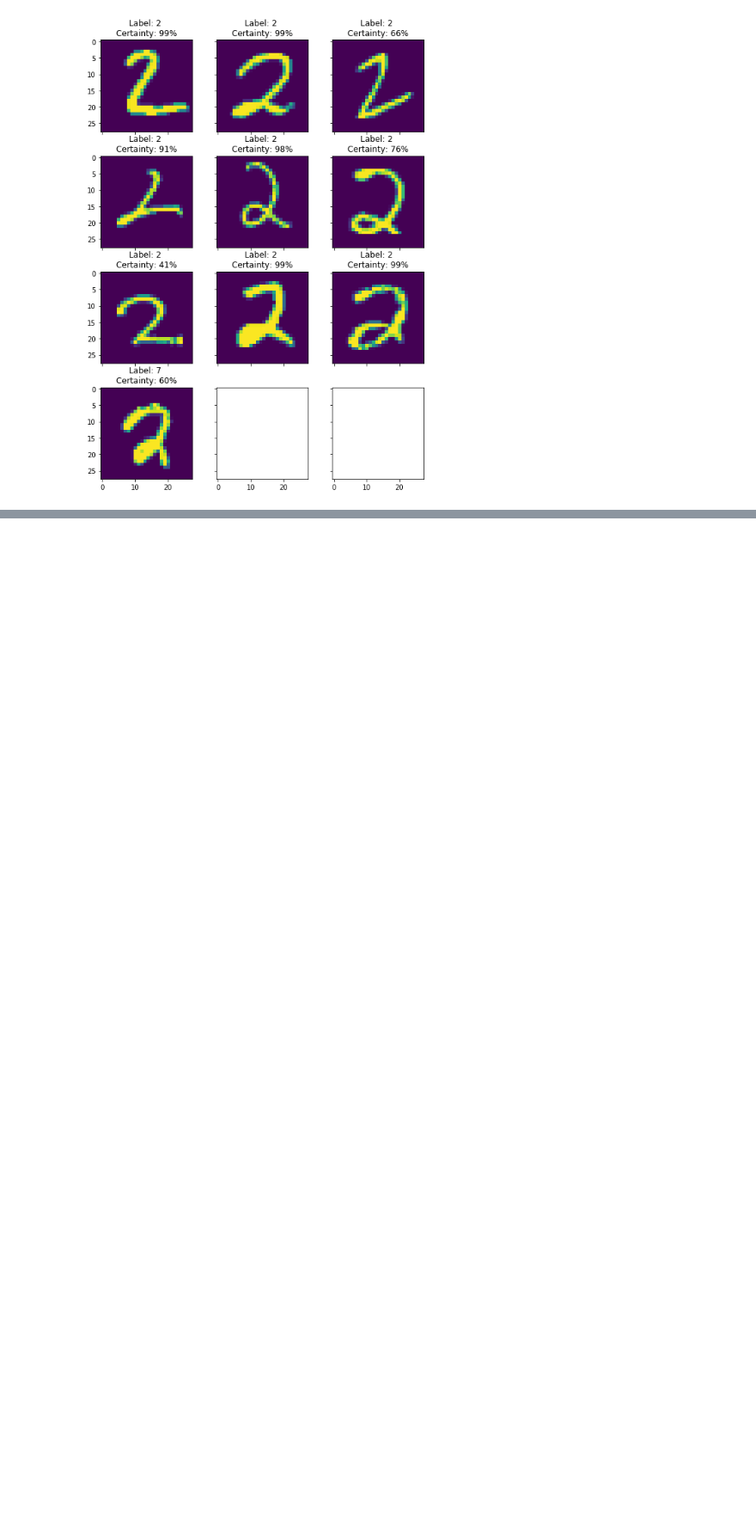
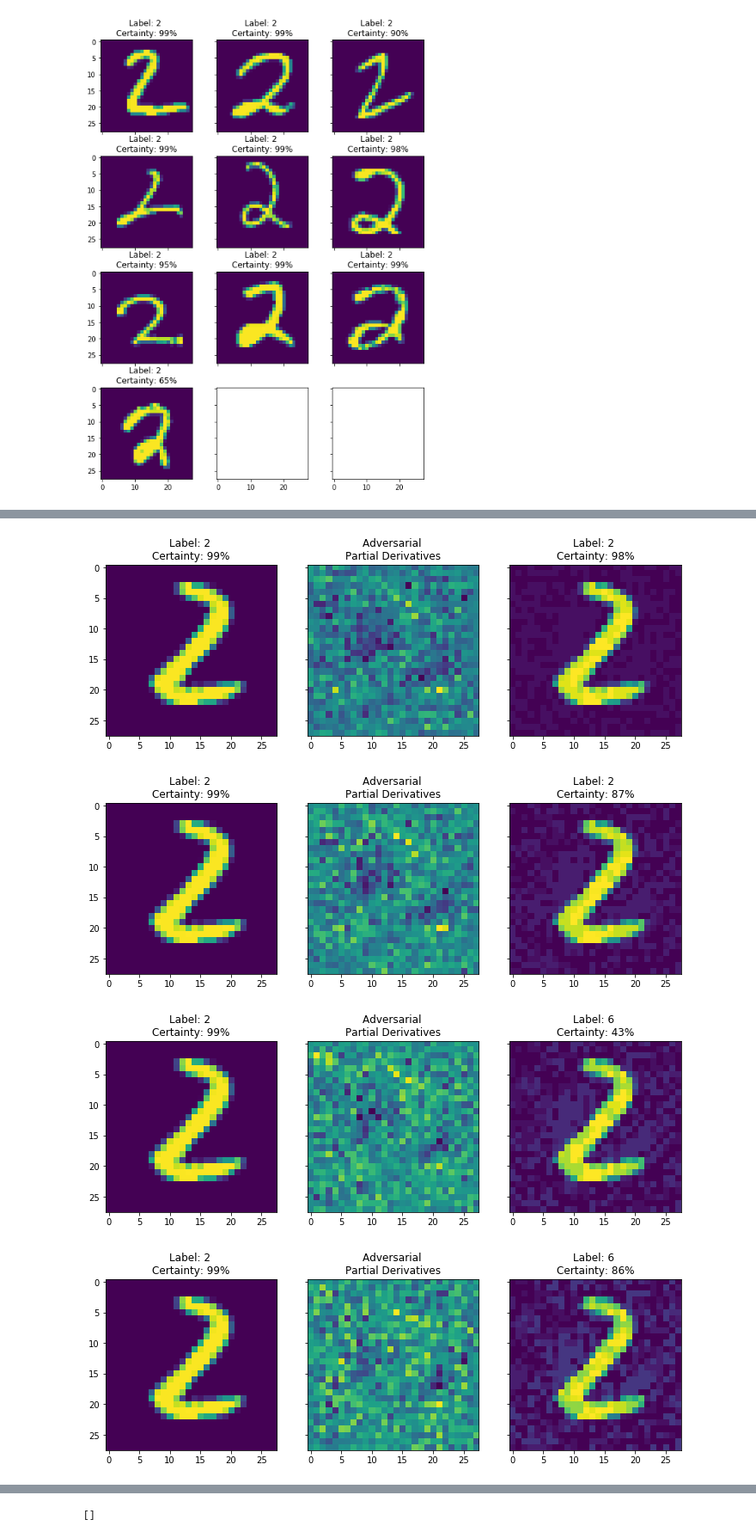
Before and after one commit to jasonicarter/MNIST-adversarial-images, a Jupyter notebook: MNIST-adversarial-images.ipynb, the cells around one changed output, grey strips where cells are left out. Shown: that part at 86% size. Drawn from its saved outputs; the diff is of its cells as text; code cells hidden in the pictures; blank space fills up the shorter version.

Commit message:
Update with final run and plots

```diff
--- a/MNIST-adversarial-images.ipynb
+++ b/MNIST-adversarial-images.ipynb
@@ -128,7 +138,7 @@ y = tf.nn.softmax(y_conv)
 # %%
 # Loss and optimizer
 cross_entropy = tf.reduce_mean(tf.nn.softmax_cross_entropy_with_logits(labels=y_, logits=y_conv))
-train_step = tf.train.AdamOptimizer(1e-2).minimize(cross_entropy)
+train_step = tf.train.AdamOptimizer(1e-4).minimize(cross_entropy)
 # %%
 # Setup to test accuracy of model
 correct_prediction = tf.equal(tf.argmax(y_conv,1), tf.argmax(y_,1))
@@ -138,9 +148,10 @@ accuracy = tf.reduce_mean(tf.cast(correct_prediction, tf.float32))
 sess.run(tf.global_variables_initializer())
 # %%
 # Train model
-for i in range(100):
-    batch = mnist.train.next_batch(50)
-    if i%500 == 0:
+# Run once to get the model to a good confidence level
+for i in range(1000):
+    batch = mnist.train.next_batch(100)
+    if i%200 == 0:
         train_accuracy = accuracy.eval(feed_dict={x:batch[0], y_: batch[1], keep_prob: 1.0})
         print("step %d, training accuracy %g"%(i, train_accuracy))
 
@@ -204,0 +257,17 @@ plot_predictions(x_batch)
+# %%
+# Pick a random 2 image from first 1000 images
+# Create adversarial image and with target label 6
+index_of_2s = np.nonzero(mnist.test.labels[0:1000][:,2])[0]
+rand_index = np.random.randint(0, len(index_of_2s))
+image_norm = mnist.test.images[index_of_2s[rand_index]]
+image_norm = np.reshape(image_norm, (1, 784))
+label_adv = [0,0,0,0,0,0,1,0,0,0] # one hot encoded, adversarial label 6
+# %%
+# Plot adversarial images
+# Over each step, model certainty changes from 2 to 6
+create_plot_adversarial_images(image_norm, label_adv, lr=0.2, n_steps=5)
+# %% [output]
+[figure, added]
+[figure, added]
+[figure, added]
+[figure, added]
@@ -205,2 +275,3 @@ plot_predictions(x_batch)
+[]
 # %%
 sess.close()
```
Also changed, not shown: parts of 17 cells of this notebook.
